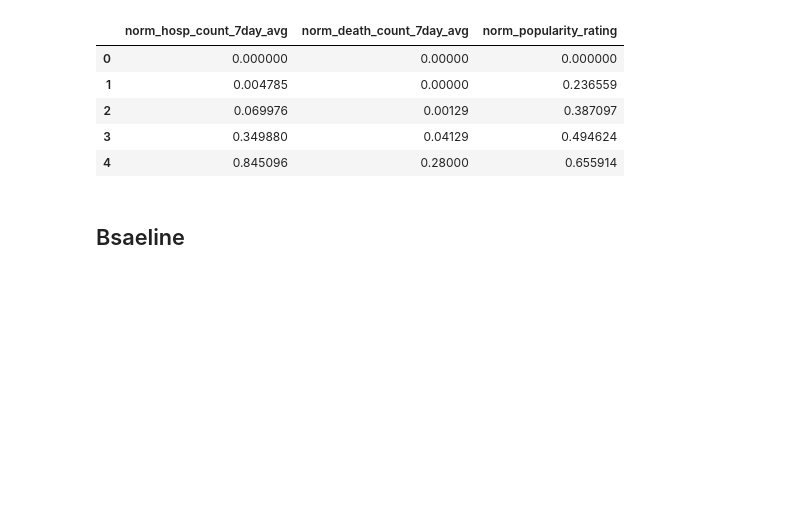
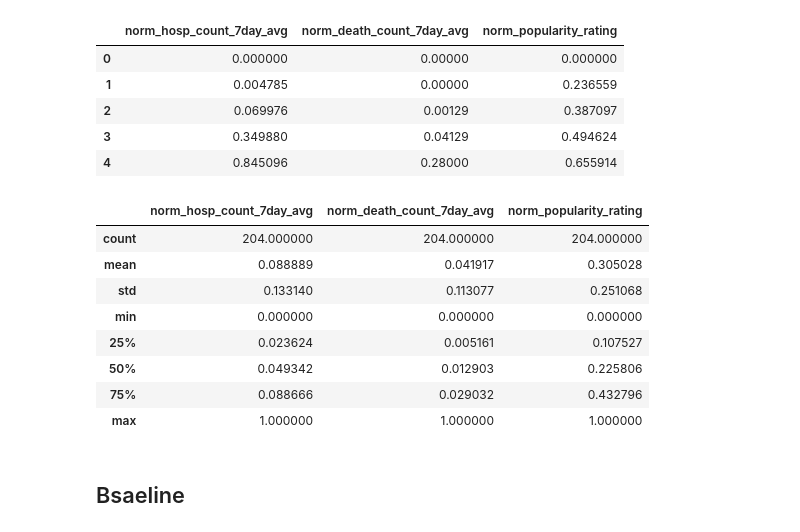
Before and after one commit to mervinmcdougall/covid19-web-data-predictor, a Jupyter notebook: model-evaluation.ipynb, the cells around one changed output. Drawn from its saved outputs; the diff is of its cells as text; code cells hidden in the pictures; blank space fills up the shorter version.

```diff
--- a/model-evaluation.ipynb
+++ b/model-evaluation.ipynb
@@ -61,6 +62,18 @@ X_train.head()
 | 2 | 0.069976 | 0.00129 | 0.387097 |
 | 3 | 0.349880 | 0.04129 | 0.494624 |
 | 4 | 0.845096 | 0.28000 | 0.655914 |
+# %%
+X_train.describe()
+# %% [output]
+|  | norm_hosp_count_7day_avg | norm_death_count_7day_avg | norm_popularity_rating |
+| count | 204.000000 | 204.000000 | 204.000000 |
+| mean | 0.088889 | 0.041917 | 0.305028 |
+| std | 0.133140 | 0.113077 | 0.251068 |
+| min | 0.000000 | 0.000000 | 0.000000 |
+| 25% | 0.023624 | 0.005161 | 0.107527 |
+| 50% | 0.049342 | 0.012903 | 0.225806 |
+| 75% | 0.088666 | 0.029032 | 0.432796 |
+| max | 1.000000 | 1.000000 | 1.000000 |
 # %%
 def plot_line(y1, y2):
     working_data = {
```
Also changed, not shown: parts of 11 cells of this notebook, 2 other files.
